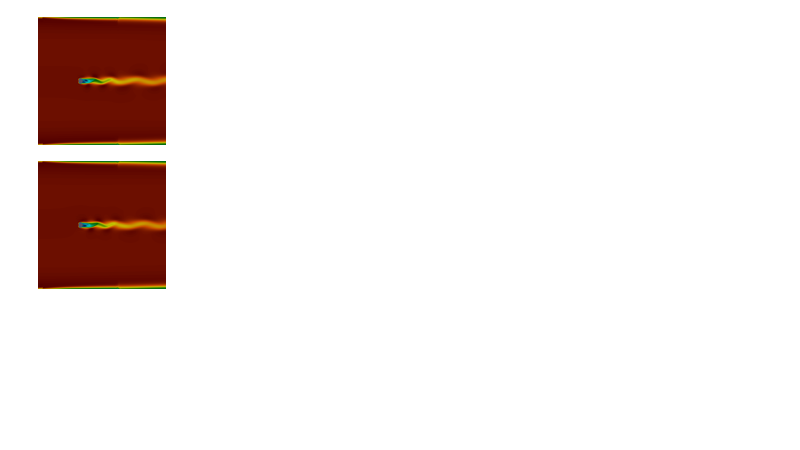
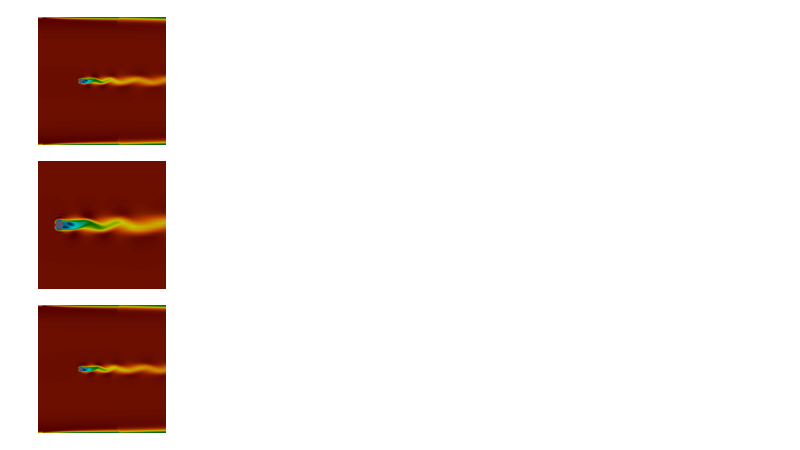
Before and after one commit to BurgaoTheChamp/ML_CFD, a Jupyter notebook: ML-CFD.ipynb, the cells around one changed output. Cells and saved outputs as stored; diff of their text form; code cells hidden in the pictures; blank space fills up the shorter version.

```diff
--- a/ML-CFD.ipynb
+++ b/ML-CFD.ipynb
@@ -72,6 +71,22 @@ img = Image.open(imagesPath).resize(newsize)
 img
 # %% [output]
 [figure]
+# %%
+# Folder path/directory
+folderDir = "Post-Processing\images\DataBase"
+
+# Image name
+imagesPath = folderDir + "\Reynolds300\Reynolds300.0010.png"
+
+# Opening the image
+box = (209, 209, 627, 627)
+newsize = (128, 128)
+img2 = Image.open(imagesPath).crop(box)
+img2 = img2.resize(newsize)
+# Showing the image
+img2
+# %% [output]
+[figure, added]
 # %%
 # Image name
 imagesPath2 = folderDir + "\Reynolds300\ExtraForComparison\Reynolds300.0020.png"
```
Also changed, not shown: parts of 17 cells of this notebook, 1 other file.
